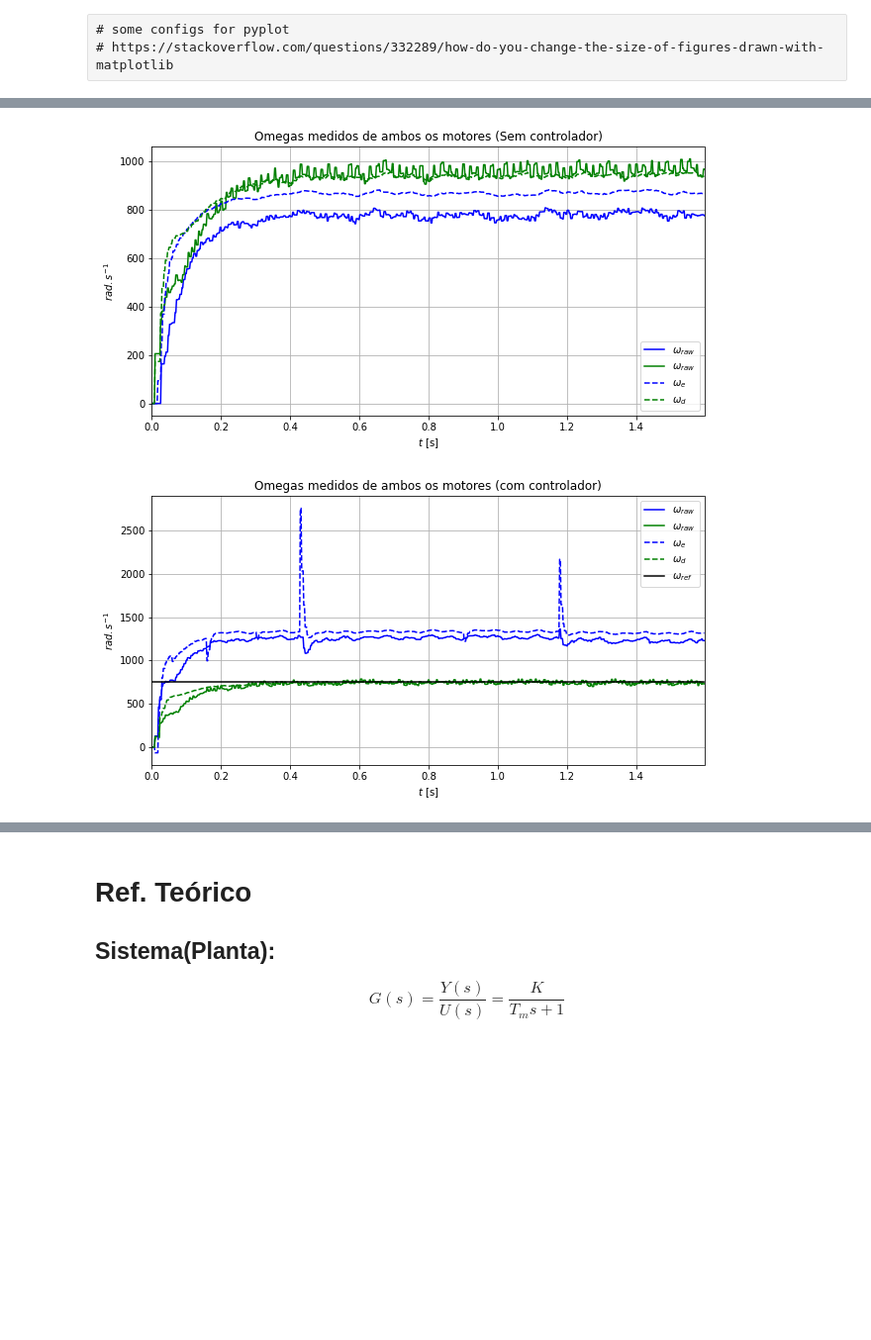
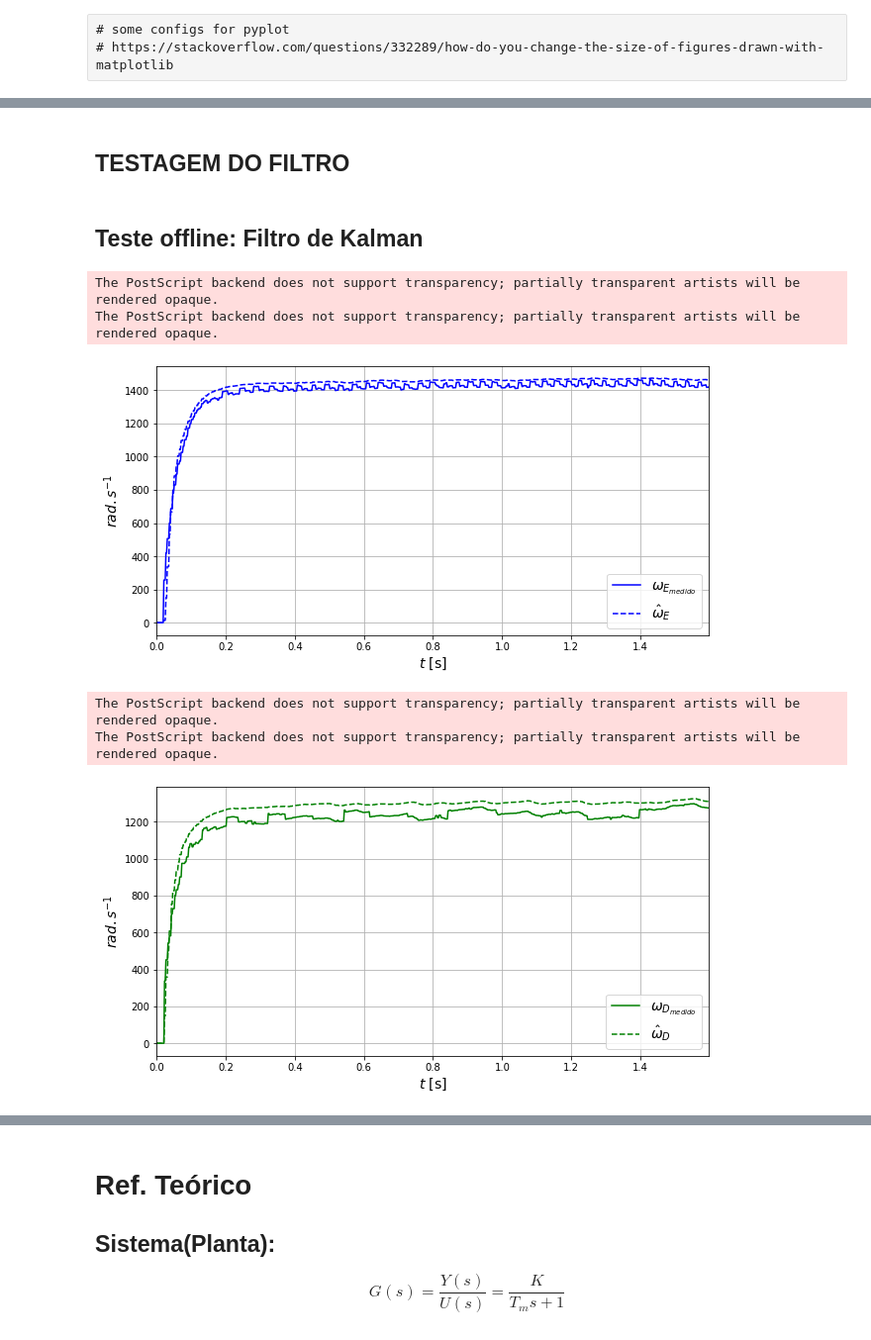
Before and after one commit to Gabriellgpc/BtController, a Jupyter notebook: notebook/analisador.ipynb, the cells around one changed output, grey strips where cells are left out. Shown at 99% size. Saved outputs shown, nothing was run; the diff lists cells and outputs as text; code cells hidden in the pictures; blank space fills up the shorter version.

```diff
--- a/notebook/analisador.ipynb
+++ b/notebook/analisador.ipynb
@@ -7 +4,4 @@ sp          = '25'
+# %%
+experimento = 'experimento_02'
+sp_str      = '50'
 # %%
@@ -26,11 +27,16 @@ Scipy Version:1.5.2
 # %%
-motor_d = pd.read_csv('../etc/motor_direito_'+sp+ '_'+experimento+ '.csv')
-motor_e = pd.read_csv('../etc/motor_esquerdo_'+sp+'_'+experimento+'.csv')
+motor_d = pd.read_csv('../etc/motor_direito_'+sp_str+ '_'+experimento+ '.csv')
+motor_e = pd.read_csv('../etc/motor_esquerdo_'+sp_str+'_'+experimento+'.csv')
 
-motor_d_c = pd.read_csv('../etc/control_motor_direito_'+sp+ '_'+experimento+ '.csv')
-motor_e_c = pd.read_csv('../etc/control_motor_esquerdo_'+sp+'_'+experimento+'.csv')
+motor_d_c = pd.read_csv('../etc/control_motor_direito_'+sp_str+ '_'+experimento+ '.csv')
+motor_e_c = pd.read_csv('../etc/control_motor_esquerdo_'+sp_str+'_'+experimento+'.csv')
+
+sp = motor_e_c['SET_POINT'][0]
 
 t  = motor_e['TIME']
+we_raw = motor_e['OMEGA_RAW']
+wd_raw = motor_d['OMEGA_RAW']
+
 we = motor_e['OMEGA_FILTERED']
 wd = motor_d['OMEGA_FILTERED']
 
@@ -39,3 +45,7 @@ we_c= motor_e_c['OMEGA_FILTERED']
 wd_c= motor_d_c['OMEGA_FILTERED']
 
 wref = motor_e_c['SET_POINT']*motor_e_c['OMEGA_MAX']
+
+
+R_e  = motor_e['OMEGA_RAW'][motor_e['TIME'] >= motor_e['TAU']*10].var()
+R_d  = motor_d['OMEGA_RAW'][motor_d['TIME'] >= motor_d['TAU']*10].var()
@@ -135,0 +292,4 @@ y = data[:,1]
+# %% [markdown]
+## TESTAGEM DO FILTRO
+# %% [markdown]
+## Teste offline: Filtro de Kalman
@@ -136,37 +420,40 @@ y = data[:,1]
 # %%
+# Teste Com vs Sem Filtro
 # Sem controlador
 plt.figure(figsize=(10,5))
-plt.title('Omegas medidos de ambos os motores (Sem controlador)')
-plt.plot(t, motor_e['OMEGA_RAW'], '-b', label=r'$\omega_{raw}$')
-plt.plot(t, motor_d['OMEGA_RAW'], '-g', label=r'$\omega_{raw}$')
-plt.plot(t, we, '--b', label=r'$\omega_e$')
-plt.plot(t, wd, '--g', label=r'$\omega_d$')
+# plt.title('Com Filtro vs Sem Filtro')
+
+plt.plot(t, we_raw, '-b', label=r'$\omega_{E_{medido}}$')
+plt.plot(t, we, '--b', label=r'$\hat{\omega}_{E}$')
 
 plt.xlim([0, motor_e['TIME'].max()])
-plt.ylabel(r'$rad.s^{-1}$')
-plt.xlabel(r'$t$ [s]')
+plt.ylabel(r'$rad.s^{-1}$',fontsize=14)
+plt.xlabel(r'$t$ [s]',fontsize=14)
 plt.grid(True)
-plt.legend()
+plt.legend(prop={'size':14})
+
+plt.savefig('filtro_vs_sem_filtro_esquerdo' + sp_str + '.eps', format='eps')
 plt.show()
 
-# Com controlador
+plt.figure(figsize=(10,5))
+# plt.title('Com Filtro vs Sem Filtro')
+
+plt.plot(t, wd_raw, '-g', label=r'$\omega_{D_{medido}}$')
+plt.plot(t, wd, '--g', label=r'$\hat{\omega}_{D}$')
+
+plt.xlim([0, motor_e['TIME'].max()])
+plt.ylabel(r'$rad.s^{-1}$',fontsize=14)
+plt.xlabel(r'$t$ [s]',fontsize=14)
+plt.grid(True)
+plt.legend(prop={'size':14})
 
 
-plt.figure(figsize=(10,5))
-plt.title('Omegas medidos de ambos os motores (com controlador)')
-plt.plot(t, motor_e_c['OMEGA_RAW'], '-b', label=r'$\omega_{raw}$')
-plt.plot(t, motor_d_c['OMEGA_RAW'], '-g', label=r'$\omega_{raw}$')
-plt.plot(t, we_c, '--b', label=r'$\omega_e$')
-plt.plot(t, wd_c, '--g', label=r'$\omega_d$')
-
-plt.plot(t, wref, '-k', label=r'$\omega_{ref}$')
-
-plt.xlim([0, motor_e['TIME'].max()])
-plt.ylabel(r'$rad.s^{-1}$')
-plt.xlabel(r'$t$ [s]')
-plt.grid(True)
-plt.legend()
+plt.savefig('filtro_vs_sem_filtro_direito' + sp_str + '.eps', format='eps')
 plt.show()
 # %% [output]
+The PostScript backend does not support transparency; partially transparent artists will be rendered opaque.
+The PostScript backend does not support transparency; partially transparent artists will be rendered opaque.
-[figure, old version]
+[figure, new version]
+The PostScript backend does not support transparency; partially transparent artists will be rendered opaque.
+The PostScript backend does not support transparency; partially transparent artists will be rendered opaque.
-[figure, old version]
+[figure, new version]
```
Also changed, not shown: parts of 54 cells of this notebook, 9 other files.
